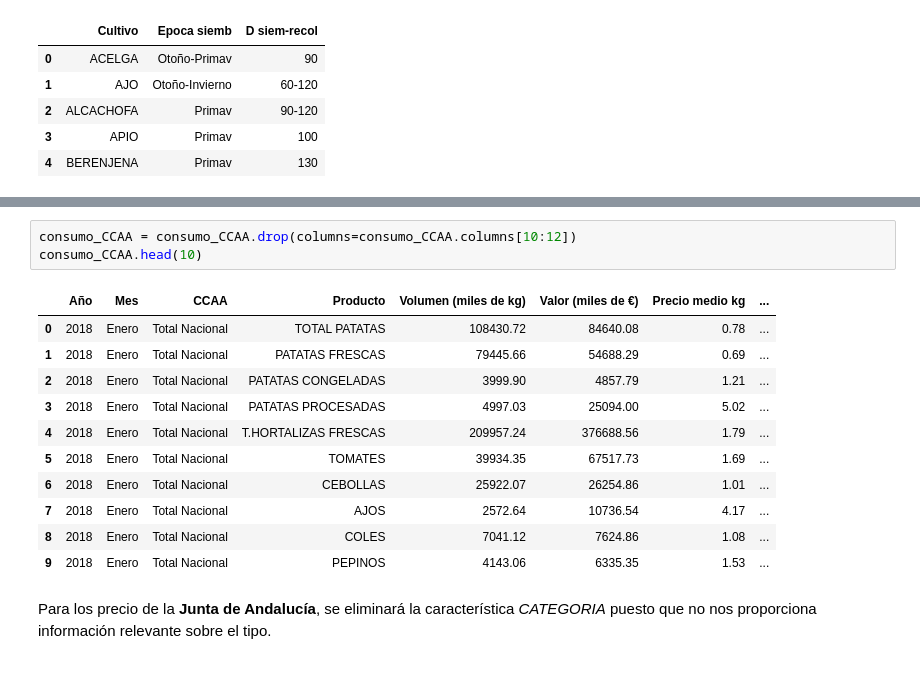
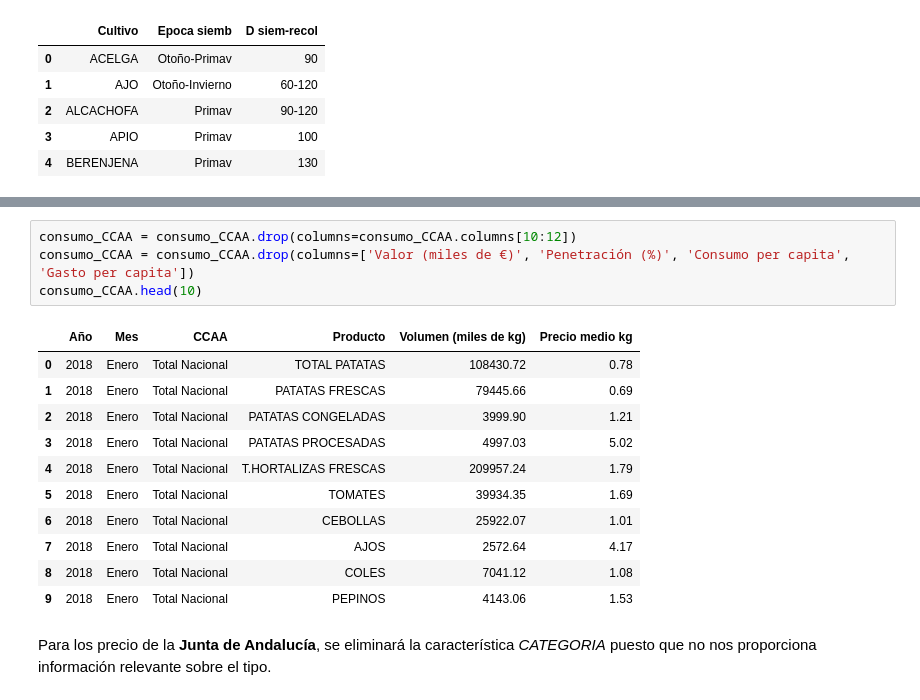
Before and after one commit to Laura-VFA/DataMining-21-22, a Jupyter notebook: DM_Entrega2.ipynb, the cells around one changed output, grey strips where cells are left out. Saved outputs shown, nothing was run; the diff lists cells and outputs as text.

```diff
--- a/DM_Entrega2.ipynb
+++ b/DM_Entrega2.ipynb
@@ -157,18 +161,19 @@ En principio, parece que todas las características serán útiles para la resol
 # %%
 consumo_CCAA = consumo_CCAA.drop(columns=consumo_CCAA.columns[10:12])
+consumo_CCAA = consumo_CCAA.drop(columns=['Valor (miles de €)', 'Penetración (%)', 'Consumo per capita', 'Gasto per capita'])
 consumo_CCAA.head(10)
 # %% [output]
-|  | Año | Mes | CCAA | Producto | Volumen (miles de kg) | Valor (miles de €) | Precio medio kg | ... |
-| 0 | 2018 | Enero | Total Nacional | TOTAL PATATAS | 108430.72 | 84640.08 | 0.78 | ... |
-| 1 | 2018 | Enero | Total Nacional | PATATAS FRESCAS | 79445.66 | 54688.29 | 0.69 | ... |
-| 2 | 2018 | Enero | Total Nacional | PATATAS CONGELADAS | 3999.90 | 4857.79 | 1.21 | ... |
-| 3 | 2018 | Enero | Total Nacional | PATATAS PROCESADAS | 4997.03 | 25094.00 | 5.02 | ... |
-| 4 | 2018 | Enero | Total Nacional | T.HORTALIZAS FRESCAS | 209957.24 | 376688.56 | 1.79 | ... |
-| 5 | 2018 | Enero | Total Nacional | TOMATES | 39934.35 | 67517.73 | 1.69 | ... |
-| 6 | 2018 | Enero | Total Nacional | CEBOLLAS | 25922.07 | 26254.86 | 1.01 | ... |
-| 7 | 2018 | Enero | Total Nacional | AJOS | 2572.64 | 10736.54 | 4.17 | ... |
-| 8 | 2018 | Enero | Total Nacional | COLES | 7041.12 | 7624.86 | 1.08 | ... |
-| 9 | 2018 | Enero | Total Nacional | PEPINOS | 4143.06 | 6335.35 | 1.53 | ... |
+|  | Año | Mes | CCAA | Producto | Volumen (miles de kg) | Precio medio kg |
+| 0 | 2018 | Enero | Total Nacional | TOTAL PATATAS | 108430.72 | 0.78 |
+| 1 | 2018 | Enero | Total Nacional | PATATAS FRESCAS | 79445.66 | 0.69 |
+| 2 | 2018 | Enero | Total Nacional | PATATAS CONGELADAS | 3999.90 | 1.21 |
+| 3 | 2018 | Enero | Total Nacional | PATATAS PROCESADAS | 4997.03 | 5.02 |
+| 4 | 2018 | Enero | Total Nacional | T.HORTALIZAS FRESCAS | 209957.24 | 1.79 |
+| 5 | 2018 | Enero | Total Nacional | TOMATES | 39934.35 | 1.69 |
+| 6 | 2018 | Enero | Total Nacional | CEBOLLAS | 25922.07 | 1.01 |
+| 7 | 2018 | Enero | Total Nacional | AJOS | 2572.64 | 4.17 |
+| 8 | 2018 | Enero | Total Nacional | COLES | 7041.12 | 1.08 |
+| 9 | 2018 | Enero | Total Nacional | PEPINOS | 4143.06 | 1.53 |
 # %% [markdown]
 Para los precio de la **Junta de Andalucía**, se eliminará la característica *CATEGORIA* puesto que no nos proporciona información relevante sobre el tipo.
 # %%
```
Also changed, not shown: parts of 74 cells of this notebook.
